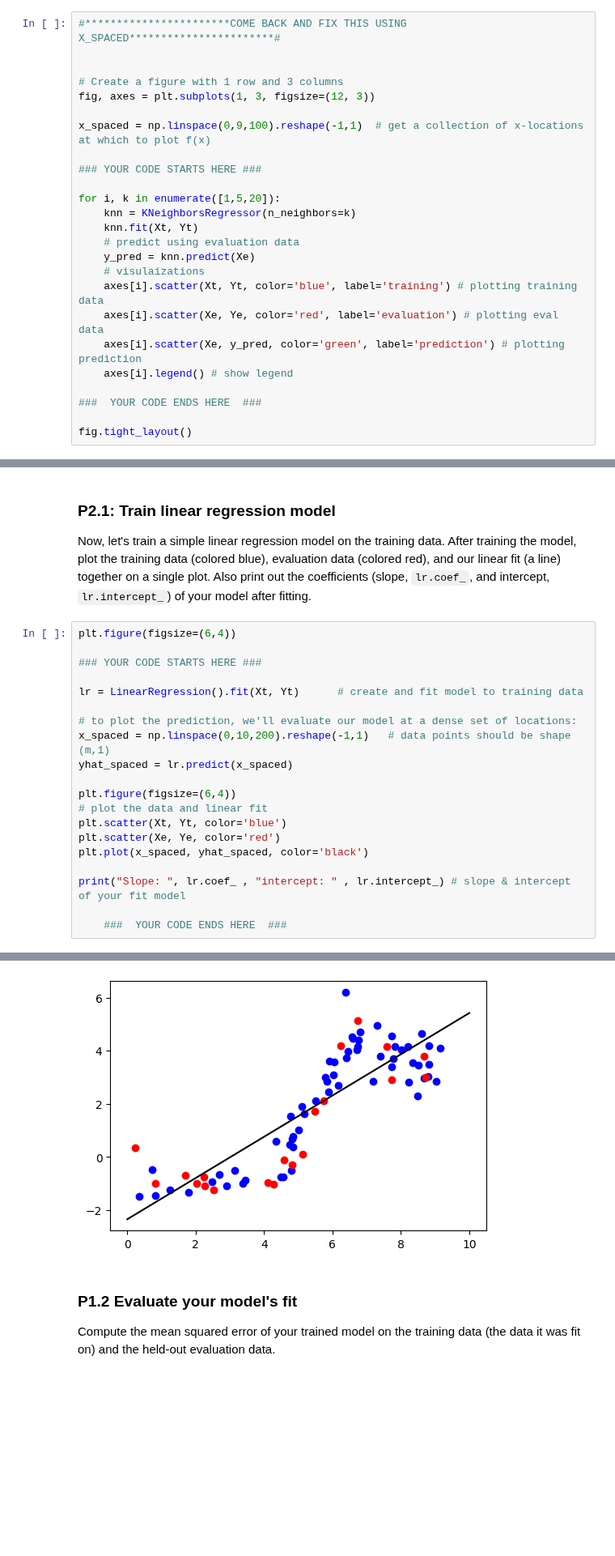
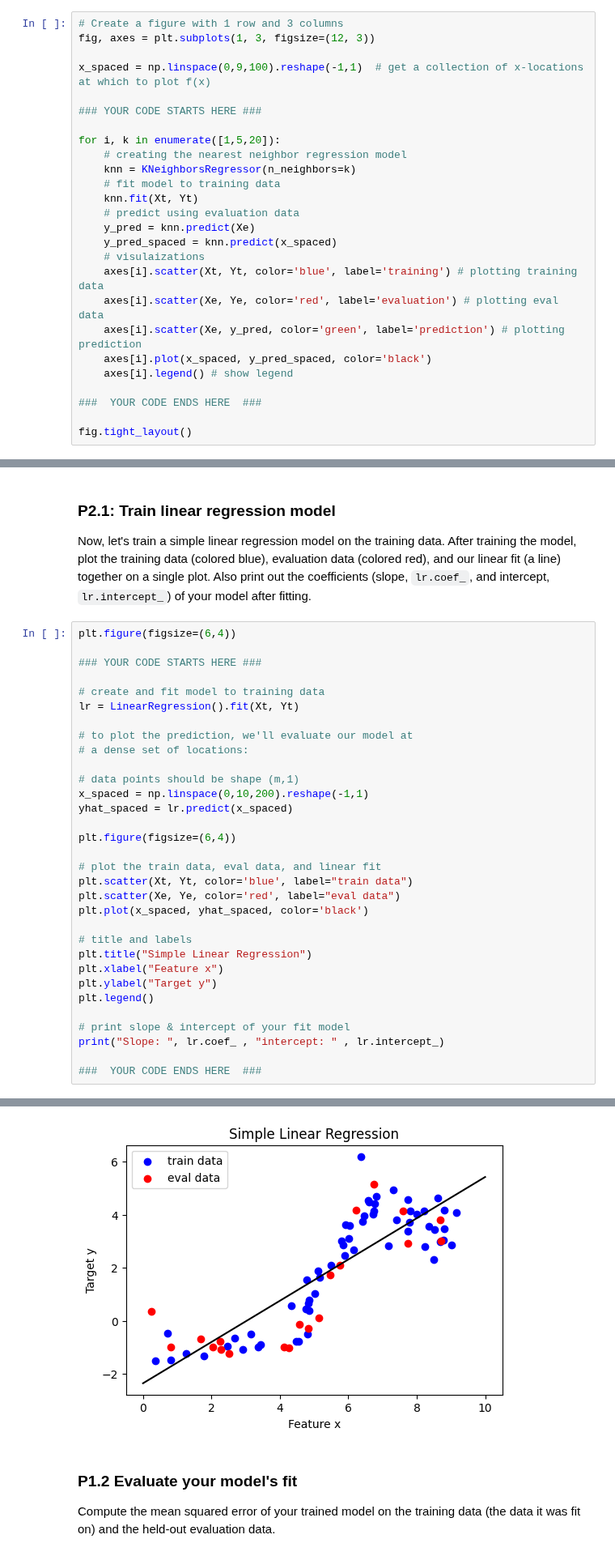
Before and after one commit to SarahAsad23/MachineLearning, a Jupyter notebook: HW2/cs273-hw2.ipynb, the cells around one changed output, grey strips where cells are left out. Shown at 81% size. Cells and saved outputs as stored; diff of their text form; blank space fills up the shorter version.

```diff
--- a/HW2/cs273-hw2.ipynb
+++ b/HW2/cs273-hw2.ipynb
@@ -107,7 +110,4 @@ Now use `sklearn`'s `KNeighborsRegressor` class to build a nearest neighbor regr
 # %%
-#***********************COME BACK AND FIX THIS USING X_SPACED***********************#
-
-
 # Create a figure with 1 row and 3 columns
 fig, axes = plt.subplots(1, 3, figsize=(12, 3))
 
@@ -116,14 +116,18 @@ x_spaced = np.linspace(0,9,100).reshape(-1,1)  # get a collection of x-locations
 ### YOUR CODE STARTS HERE ###
 
 for i, k in enumerate([1,5,20]):
+    # creating the nearest neighbor regression model
     knn = KNeighborsRegressor(n_neighbors=k)
+    # fit model to training data
     knn.fit(Xt, Yt)
     # predict using evaluation data
     y_pred = knn.predict(Xe)
+    y_pred_spaced = knn.predict(x_spaced)
     # visulaizations
     axes[i].scatter(Xt, Yt, color='blue', label='training') # plotting training data
     axes[i].scatter(Xe, Ye, color='red', label='evaluation') # plotting eval data
     axes[i].scatter(Xe, y_pred, color='green', label='prediction') # plotting prediction
+    axes[i].plot(x_spaced, y_pred_spaced, color='black')
     axes[i].legend() # show legend
 
 ###  YOUR CODE ENDS HERE  ###
@@ -172,27 +180,39 @@ Now, let's train a simple linear regression model on the training data.  After t
 # %%
 plt.figure(figsize=(6,4))
 
 ### YOUR CODE STARTS HERE ###
 
-lr = LinearRegression().fit(Xt, Yt)      # create and fit model to training data
+# create and fit model to training data
+lr = LinearRegression().fit(Xt, Yt)
 
-# to plot the prediction, we'll evaluate our model at a dense set of locations:
-x_spaced = np.linspace(0,10,200).reshape(-1,1)   # data points should be shape (m,1)
+# to plot the prediction, we'll evaluate our model at
+# a dense set of locations:
+
+# data points should be shape (m,1)
+x_spaced = np.linspace(0,10,200).reshape(-1,1)
 yhat_spaced = lr.predict(x_spaced)
 
 plt.figure(figsize=(6,4))
-# plot the data and linear fit
-plt.scatter(Xt, Yt, color='blue')
-plt.scatter(Xe, Ye, color='red')
+
+# plot the train data, eval data, and linear fit
+plt.scatter(Xt, Yt, color='blue', label="train data")
+plt.scatter(Xe, Ye, color='red', label="eval data")
 plt.plot(x_spaced, yhat_spaced, color='black')
 
-print("Slope: ", lr.coef_ , "intercept: " , lr.intercept_) # slope & intercept of your fit model
+# title and labels
+plt.title("Simple Linear Regression")
+plt.xlabel("Feature x")
+plt.ylabel("Target y")
+plt.legend()
 
-    ###  YOUR CODE ENDS HERE  ###
+# print slope & intercept of your fit model
+print("Slope: ", lr.coef_ , "intercept: " , lr.intercept_)
+
+###  YOUR CODE ENDS HERE  ###
 # %% [output]
 Slope:  [0.77684721] intercept:  -2.3463013180118275
 <Figure size 600x400 with 0 Axes>
-[figure, old version]
+[figure, new version]
 # %% [markdown]
 ### P1.2 Evaluate your model's fit
 
```
Also changed, not shown: parts of 17 cells of this notebook.
